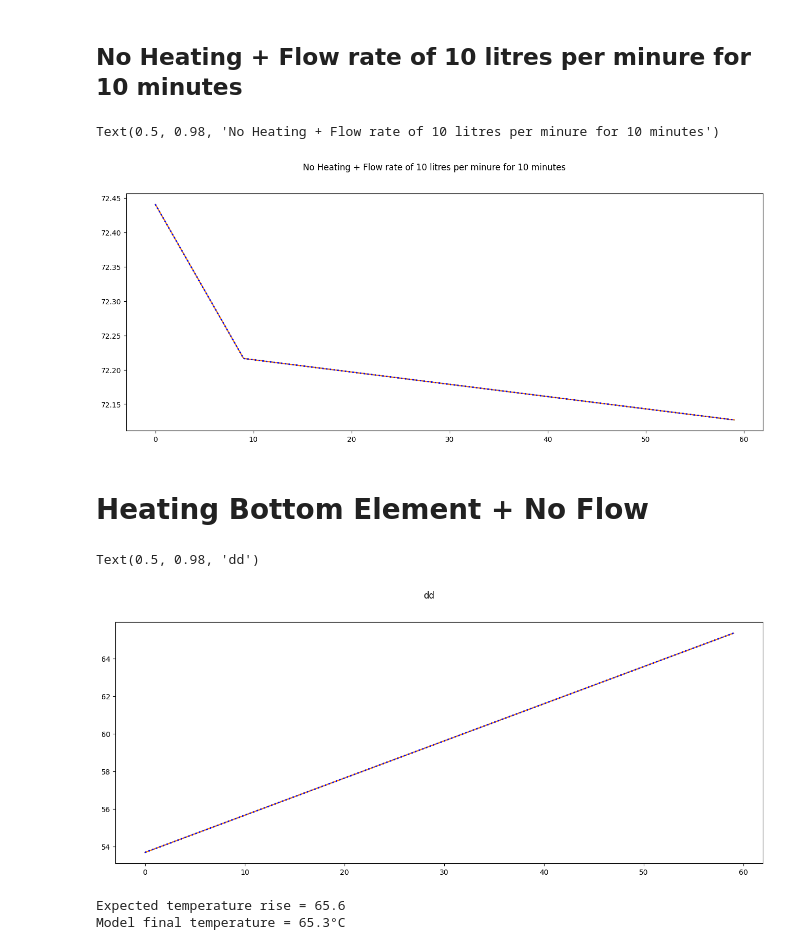
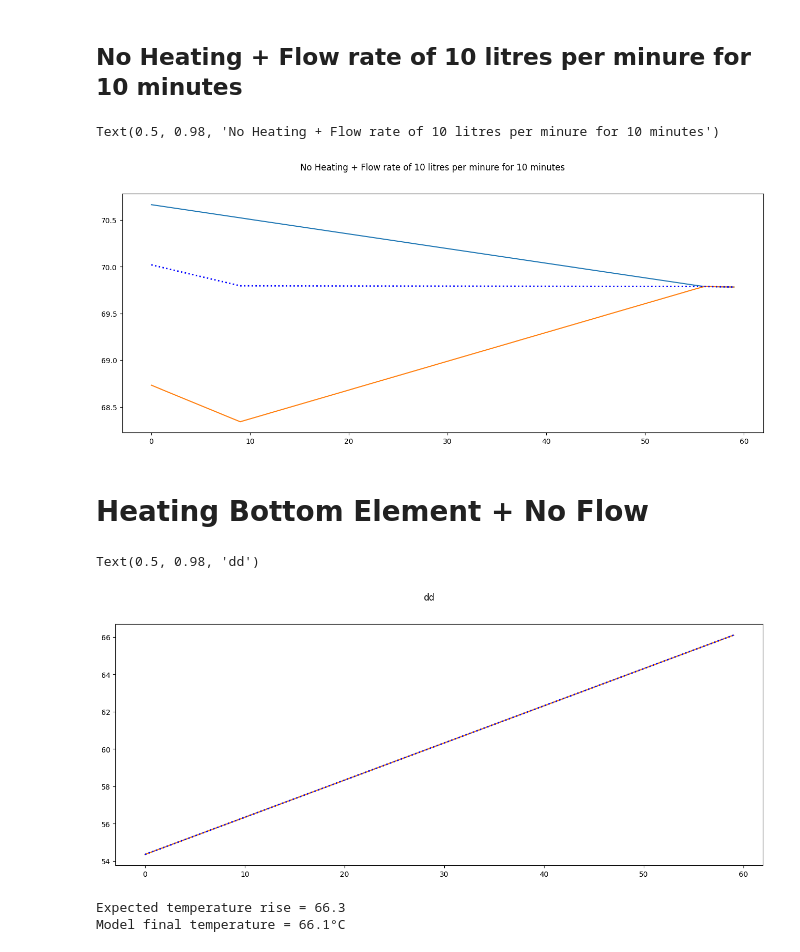
Before and after one commit to CJP123/cylinder, a Jupyter notebook: nbs/20_hwc_2node.ipynb, the cells around one changed output. Saved outputs shown, nothing was run; the diff lists cells and outputs as text; code cells hidden in the pictures.

```diff
--- a/nbs/20_hwc_2node.ipynb
+++ b/nbs/20_hwc_2node.ipynb
@@ -78,6 +78,7 @@ class HWC():
               K = 0.05,       # m
               U = 0.8,
               mixed = False,
+              high_only = False,
               noisey = True):
     super(HWC, self).__init__()
     self.U = U/60 #0.0019678 #U/60     # 0.5-0.8 kJ/min m2K typical heat transfer losses to ambient  [0.5 kJ/min m2K Jack Paper] kW/m2K
@@ -98,6 +99,7 @@ class HWC():
     self.z = self.z_init
     self.K = K
     self.mixed = mixed
+    self.high_only = high_only
     temperature = self.T_set + np.random.uniform(-5, 0)
     if noisey:
       self.temperatures = np.array([temperature,temperature+ np.random.uniform(-5, 0)])
@@ -292,23 +294,23 @@ The standing heat loss for a tank should be in the order of 1.7 kWh / day for a
 # %% [markdown]
 ## No Heating + Flow rate of 10 litres per minure for 10 minutes
 # %%
-env = HWC(T_set=75, element=3, mixed=True)
+env = HWC(T_set=75, element=3, mixed=False)
 flow = 10/60/1000 # 10 litres per minute
 temp = []
 minutes = 60
 for minute in range(minutes):
     action = 0 #np.random.randint(0,2)
     env._update_model(action = action , flow = flow if minute < 10 else 0)
     temp.append(env.temperatures.copy())
 
 fig, ax = plt.subplots(figsize=(16,6))
 ax.plot(np.vstack(temp))
 ax.plot((np.vstack(temp)*env.split).sum(axis=1), lw=2, ls=':', c='blue')
 
 fig.suptitle('No Heating + Flow rate of 10 litres per minure for 10 minutes')
 # %% [output]
 Text(0.5, 0.98, 'No Heating + Flow rate of 10 litres per minure for 10 minutes')
-[figure, old version]
+[figure, new version]
 # %% [markdown]
 # Heating Bottom Element + No Flow
 # %%
@@ -326,15 +328,15 @@ ax.plot((np.vstack(temp)*env.split).sum(axis=1), lw=2, ls=':', c='blue')
 fig.suptitle('dd')
 # %% [output]
 Text(0.5, 0.98, 'dd')
-[figure, old version]
+[figure, new version]
 # %%
 # In 1 hour
 Tfinal = 3600 * env.element / (env.volume * env.ρ * env.Cv) + temp[0].mean()
 print(f'Expected temperature rise = {Tfinal:.1f}')
 print(f'Model final temperature = {(temp[-1]*env.split).sum():.1f}°C')
 # %% [output]
-Expected temperature rise = 65.6
-Model final temperature = 65.3°C
+Expected temperature rise = 66.3
+Model final temperature = 66.1°C
 # %%
 #| hide
 import nbdev; nbdev.nbdev_export()
```
Also changed, not shown: parts of 6 cells of this notebook, 7 other files.
